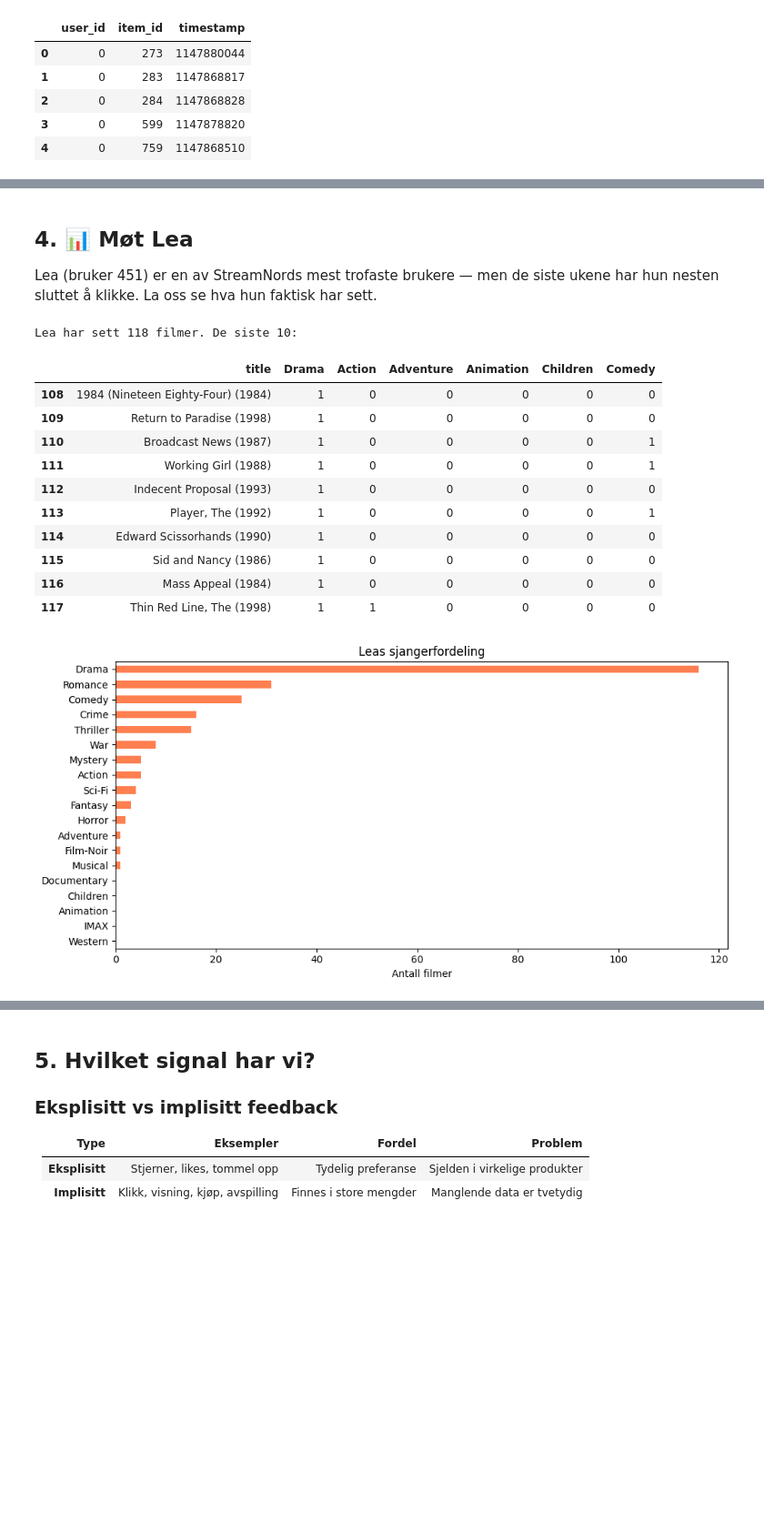
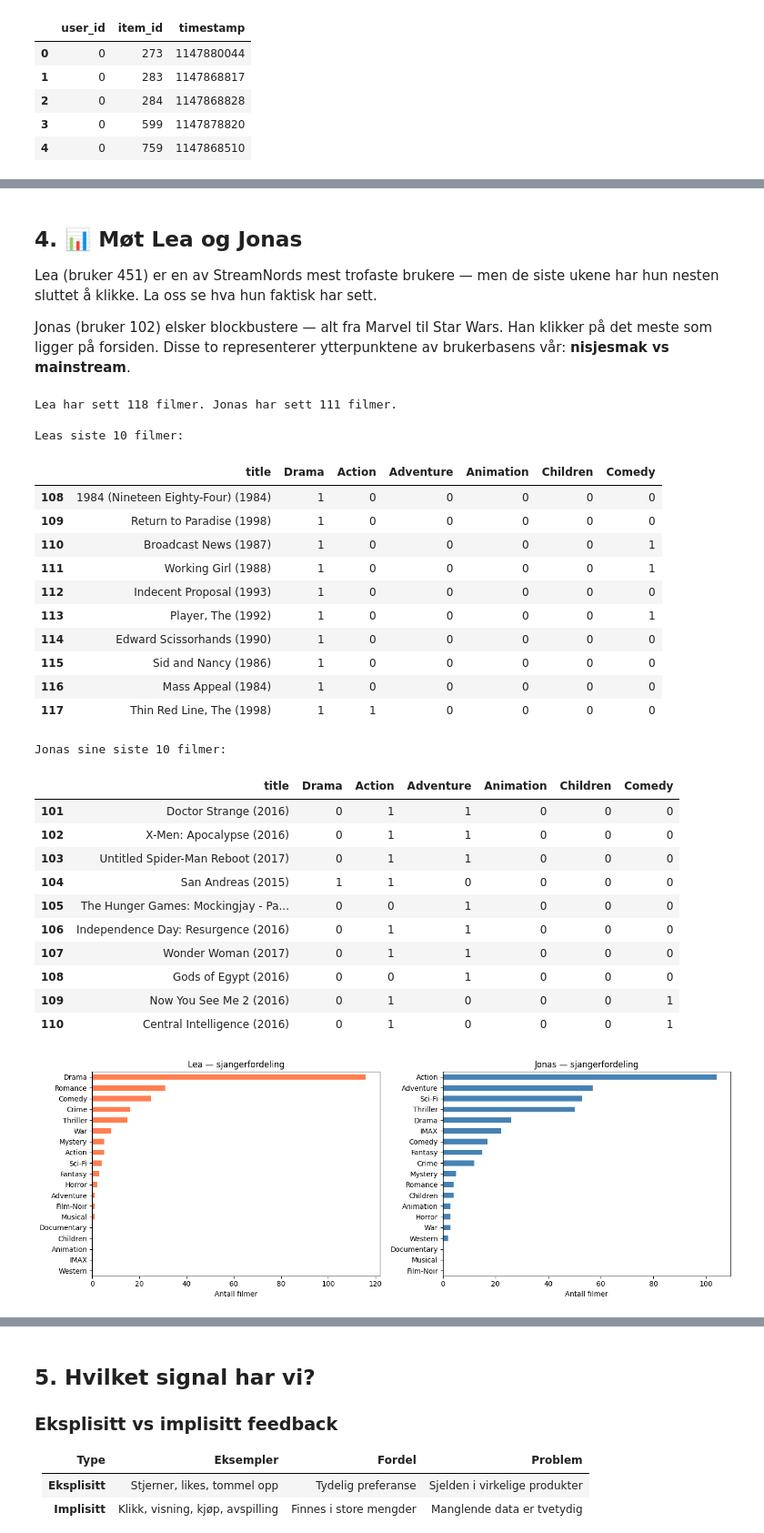
Before and after one commit to kmahic/recommender-systems-ws, a Jupyter notebook: notebooks/00_velkommen.ipynb, the cells around one changed output, grey strips where cells are left out. Shown at 91% size. Saved outputs shown, nothing was run; the diff lists cells and outputs as text; code cells hidden in the pictures; blank space fills up the shorter version.

```diff
--- a/notebooks/00_velkommen.ipynb
+++ b/notebooks/00_velkommen.ipynb
@@ -114,15 +121,25 @@ Sparsitet:     98.16%
 # %% [markdown]
-## 4. 📊 Møt Lea
+## 4. 📊 Møt Lea og Jonas
 
 Lea (bruker 451) er en av StreamNords mest trofaste brukere — men de siste
 ukene har hun nesten sluttet å klikke. La oss se hva hun faktisk har sett.
+
+Jonas (bruker 102) elsker blockbustere — alt fra Marvel til Star Wars.
+Han klikker på det meste som ligger på forsiden. Disse to representerer
+ytterpunktene av brukerbasens vår: **nisjesmak vs mainstream**.
 # %%
 LEA_ID = 451
+JONAS_ID = 102
+
 lea_items = interactions[interactions.user_id == LEA_ID].merge(items, on='item_id')
-print(f'Lea har sett {len(lea_items)} filmer. De siste 10:')
+jonas_items = interactions[interactions.user_id == JONAS_ID].merge(items, on='item_id')
+print(f'Lea har sett {len(lea_items)} filmer. Jonas har sett {len(jonas_items)} filmer.')
+print(f'\nLeas siste 10 filmer:')
 lea_items.tail(10)[['title'] + GENRE_COLS[:6]]
 # %% [output]
-Lea har sett 118 filmer. De siste 10:
+Lea har sett 118 filmer. Jonas har sett 111 filmer.
+
+Leas siste 10 filmer:
 |  | title | Drama | Action | Adventure | Animation | Children | Comedy |
 | 108 | 1984 (Nineteen Eighty-Four) (1984) | 1 | 0 | 0 | 0 | 0 | 0 |
 | 109 | Return to Paradise (1998) | 1 | 0 | 0 | 0 | 0 | 0 |
@@ -134,15 +151,38 @@ Lea har sett 118 filmer. De siste 10:
 | 115 | Sid and Nancy (1986) | 1 | 0 | 0 | 0 | 0 | 0 |
 | 116 | Mass Appeal (1984) | 1 | 0 | 0 | 0 | 0 | 0 |
 | 117 | Thin Red Line, The (1998) | 1 | 1 | 0 | 0 | 0 | 0 |
+# %%
+print('Jonas sine siste 10 filmer:')
+jonas_items.tail(10)[['title'] + GENRE_COLS[:6]]
+# %% [output]
+Jonas sine siste 10 filmer:
+|  | title | Drama | Action | Adventure | Animation | Children | Comedy |
+| 101 | Doctor Strange (2016) | 0 | 1 | 1 | 0 | 0 | 0 |
+| 102 | X-Men: Apocalypse (2016) | 0 | 1 | 1 | 0 | 0 | 0 |
+| 103 | Untitled Spider-Man Reboot (2017) | 0 | 1 | 1 | 0 | 0 | 0 |
+| 104 | San Andreas (2015) | 1 | 1 | 0 | 0 | 0 | 0 |
+| 105 | The Hunger Games: Mockingjay - Pa... | 0 | 0 | 1 | 0 | 0 | 0 |
+| 106 | Independence Day: Resurgence (2016) | 0 | 1 | 1 | 0 | 0 | 0 |
+| 107 | Wonder Woman (2017) | 0 | 1 | 1 | 0 | 0 | 0 |
+| 108 | Gods of Egypt (2016) | 0 | 0 | 1 | 0 | 0 | 0 |
+| 109 | Now You See Me 2 (2016) | 0 | 1 | 0 | 0 | 0 | 1 |
+| 110 | Central Intelligence (2016) | 0 | 1 | 0 | 0 | 0 | 1 |
 # %%
 import matplotlib.pyplot as plt
 
+fig, axes = plt.subplots(1, 2, figsize=(14, 5))
+
 lea_genre_dist = lea_items[GENRE_COLS].sum().sort_values(ascending=True)
-fig, ax = plt.subplots(figsize=(10, 5))
-lea_genre_dist.plot.barh(ax=ax, color='coral')
-ax.set_xlabel('Antall filmer')
-ax.set_title('Leas sjangerfordeling')
+lea_genre_dist.plot.barh(ax=axes[0], color='coral')
+axes[0].set_xlabel('Antall filmer')
+axes[0].set_title('Lea — sjangerfordeling')
+
+jonas_genre_dist = jonas_items[GENRE_COLS].sum().sort_values(ascending=True)
+jonas_genre_dist.plot.barh(ax=axes[1], color='steelblue')
+axes[1].set_xlabel('Antall filmer')
+axes[1].set_title('Jonas — sjangerfordeling')
+
 plt.tight_layout()
 plt.show()
 # %% [output]
-[figure, old version]
+[figure, new version]
```
Also changed, not shown: parts of 11 cells of this notebook, 14 other files.
